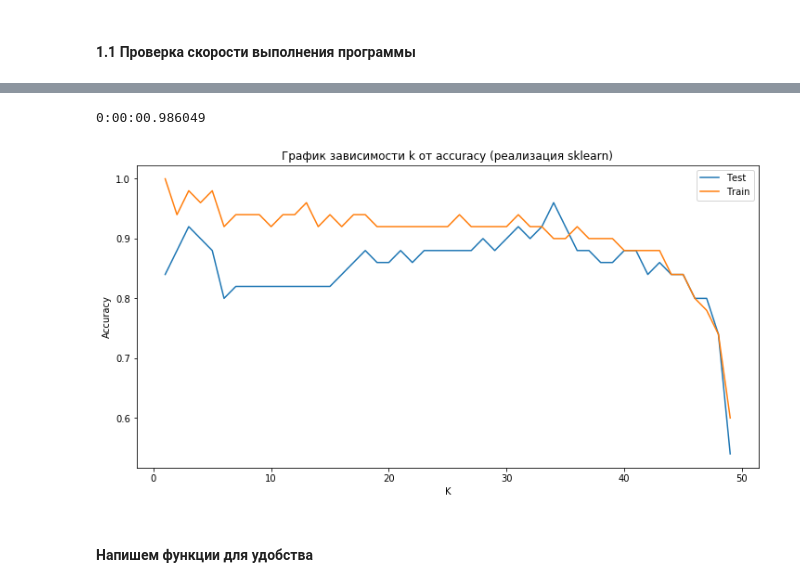
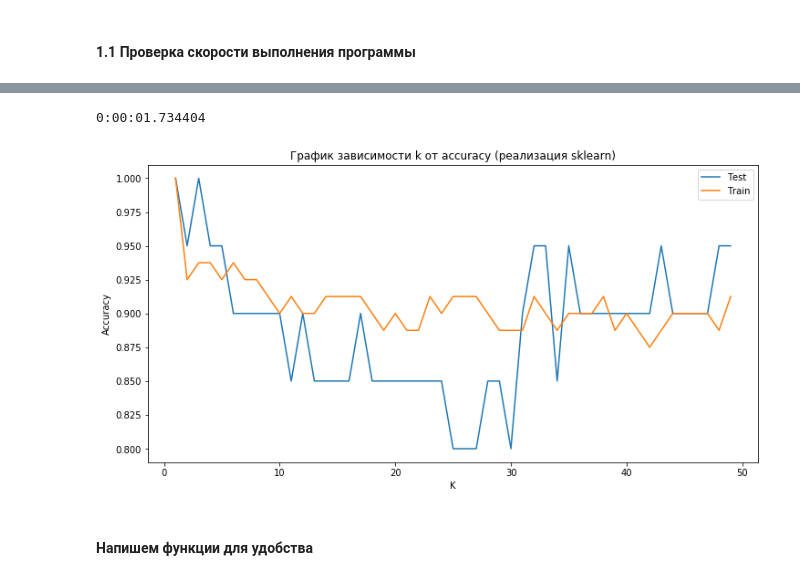
Before and after one commit to Ilnaz77/InnopolisDS, a Jupyter notebook: Week5/Homework.ipynb, the cells around one changed output, grey strips where cells are left out. Cells and saved outputs as stored; diff of their text form; code cells hidden in the pictures.

```diff
--- a/Week5/Homework.ipynb
+++ b/Week5/Homework.ipynb
@@ -172,36 +172,36 @@ def get_knn_sklearn(k, X_train, X_test, y_train, y_test):
     knn.fit(X_train,y_train)
     y_pred = knn.predict(X_test)
     return knn.score(X_test, y_test)
 
 scores_test = []
 scores_train = []
-kf = KFold(n_splits = 2)
+kf = KFold(n_splits = 5)
 
 
 start_time = datetime.now()
 for k in K:
     temp_score = []
     for train_indices, test_indices in kf.split(X):
         temp_score_test = []
         temp_score_train = []
         X_train, X_test, y_train, y_test = X[train_indices], X[test_indices], y[train_indices], y[test_indices]
         temp_score_test.append(get_knn_sklearn(k, X_train, X_test, y_train, y_test))
         temp_score_train.append(get_knn_sklearn(k, X_train, X_train, y_train, y_train))
     scores_test.append(np.mean(temp_score_test))
     scores_train.append(np.mean(temp_score_train))
 print(datetime.now() - start_time)
 
 
 fig = plt.figure(figsize=(12, 6))
 ax = fig.add_subplot(1,1,1)
 ax.plot(K, scores_test, label='Test')
 ax.plot(K, scores_train, label='Train')
 ax.set(title = 'График зависимости k от accuracy (реализация sklearn)', xlabel = 'K', ylabel = 'Accuracy')
 ax.legend()
 plt.show()
 # %% [output]
-0:00:00.986049
+0:00:01.734404
-[figure, old version]
+[figure, new version]
 # %% [markdown]
 #### Напишем функции для удобства
 # %%
```
Also changed, not shown: parts of 10 cells of this notebook.
